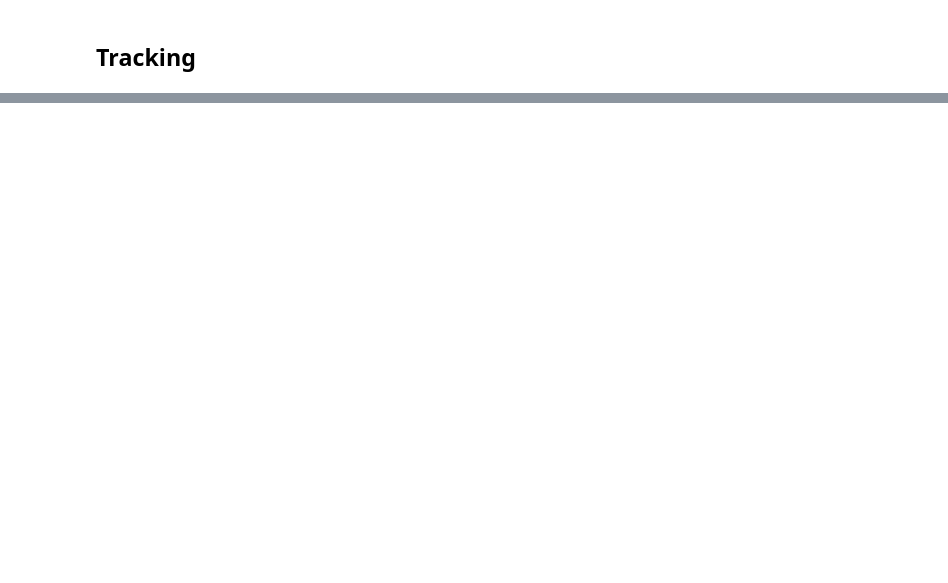
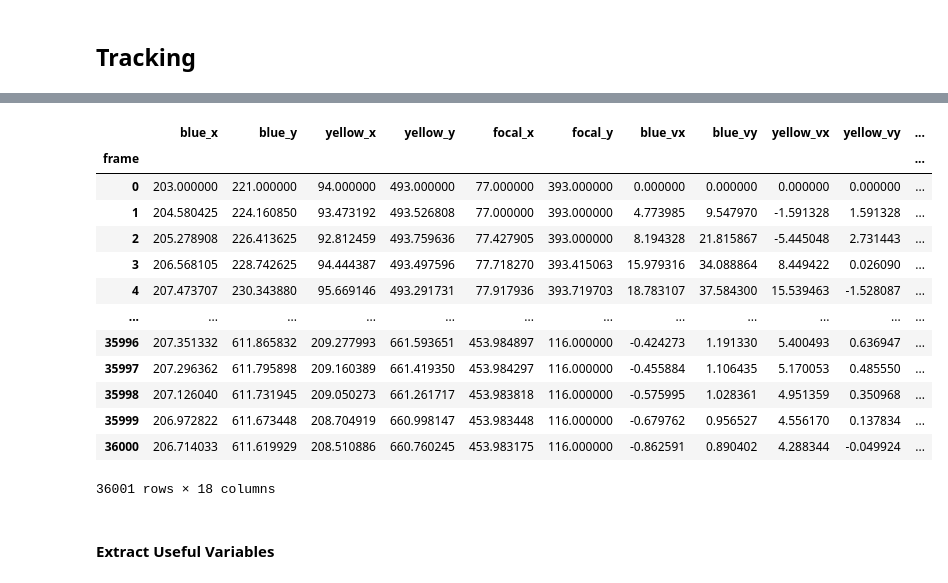
Before and after one commit to CausalLearningAI/mice, a Jupyter notebook: preliminary/track.ipynb, the cells around one changed output, grey strips where cells are left out. Saved outputs shown, nothing was run; the diff lists cells and outputs as text; code cells hidden in the pictures; blank space fills up the shorter version.

```diff
--- a/preliminary/track.ipynb
+++ b/preliminary/track.ipynb
@@ -13,3 +106,23 @@ tracking
+# %%
+tracking_smooth = smooth_all_agents(tracking, fps=30, process_var=1e-2, meas_var=1.0)
+tracking_smooth
+# %% [output]
+|  | blue_x | blue_y | yellow_x | yellow_y | focal_x | focal_y | blue_vx | blue_vy | yellow_vx | yellow_vy | ... |
+| frame |  |  |  |  |  |  |  |  |  |  | ... |
+| 0 | 203.000000 | 221.000000 | 94.000000 | 493.000000 | 77.000000 | 393.000000 | 0.000000 | 0.000000 | 0.000000 | 0.000000 | ... |
+| 1 | 204.580425 | 224.160850 | 93.473192 | 493.526808 | 77.000000 | 393.000000 | 4.773985 | 9.547970 | -1.591328 | 1.591328 | ... |
+| 2 | 205.278908 | 226.413625 | 92.812459 | 493.759636 | 77.427905 | 393.000000 | 8.194328 | 21.815867 | -5.445048 | 2.731443 | ... |
+| 3 | 206.568105 | 228.742625 | 94.444387 | 493.497596 | 77.718270 | 393.415063 | 15.979316 | 34.088864 | 8.449422 | 0.026090 | ... |
+| 4 | 207.473707 | 230.343880 | 95.669146 | 493.291731 | 77.917936 | 393.719703 | 18.783107 | 37.584300 | 15.539463 | -1.528087 | ... |
+| ... | ... | ... | ... | ... | ... | ... | ... | ... | ... | ... | ... |
+| 35996 | 207.351332 | 611.865832 | 209.277993 | 661.593651 | 453.984897 | 116.000000 | -0.424273 | 1.191330 | 5.400493 | 0.636947 | ... |
+| 35997 | 207.296362 | 611.795898 | 209.160389 | 661.419350 | 453.984297 | 116.000000 | -0.455884 | 1.106435 | 5.170053 | 0.485550 | ... |
+| 35998 | 207.126040 | 611.731945 | 209.050273 | 661.261717 | 453.983818 | 116.000000 | -0.575995 | 1.028361 | 4.951359 | 0.350968 | ... |
+| 35999 | 206.972822 | 611.673448 | 208.704919 | 660.998147 | 453.983448 | 116.000000 | -0.679762 | 0.956527 | 4.556170 | 0.137834 | ... |
+| 36000 | 206.714033 | 611.619929 | 208.510886 | 660.760245 | 453.983175 | 116.000000 | -0.862591 | 0.890402 | 4.288344 | -0.049924 | ... |
+36001 rows × 18 columns
+# %% [markdown]
+#### Extract Useful Variables
 # %%
 data_dir = "../data/v2"
 exp = "a"
```
Also changed, not shown: parts of 6 cells of this notebook.
